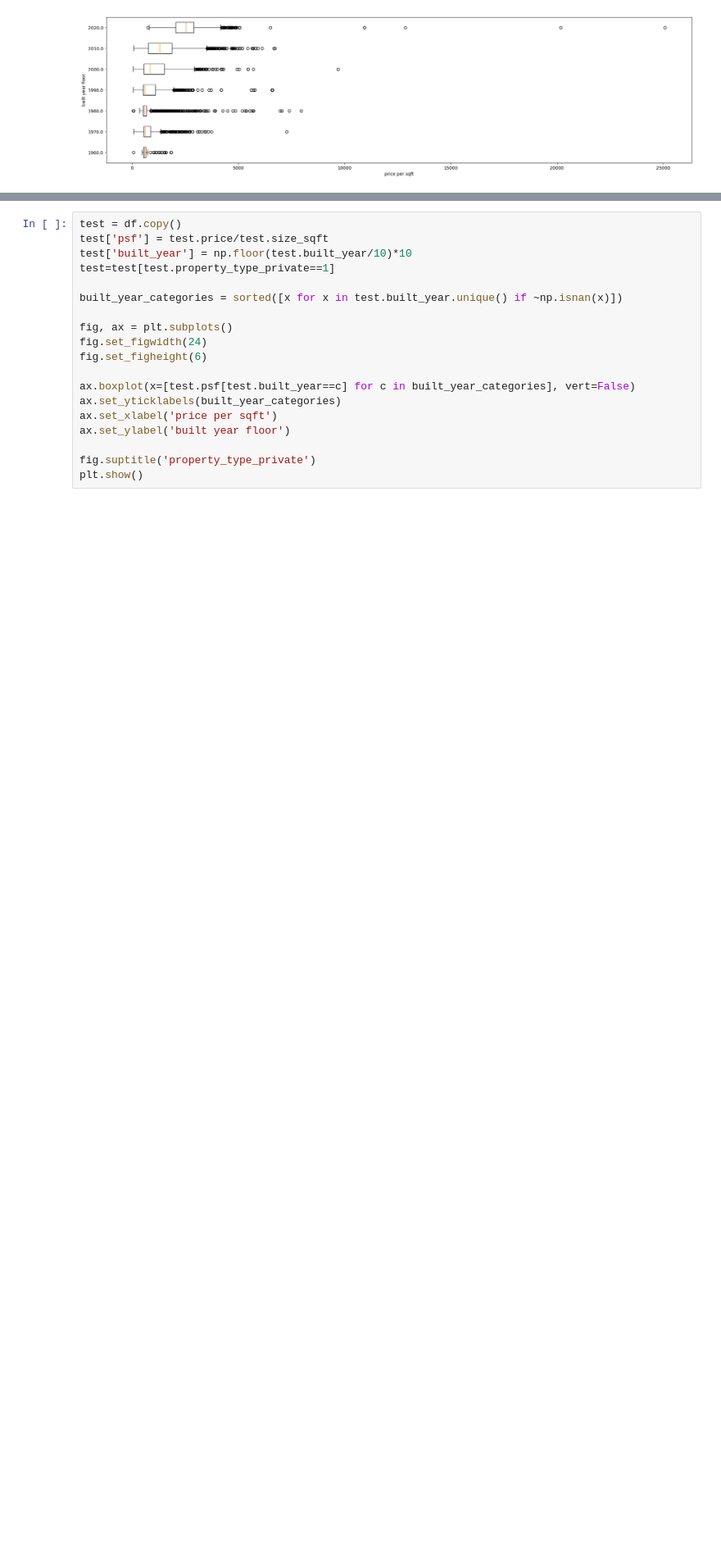
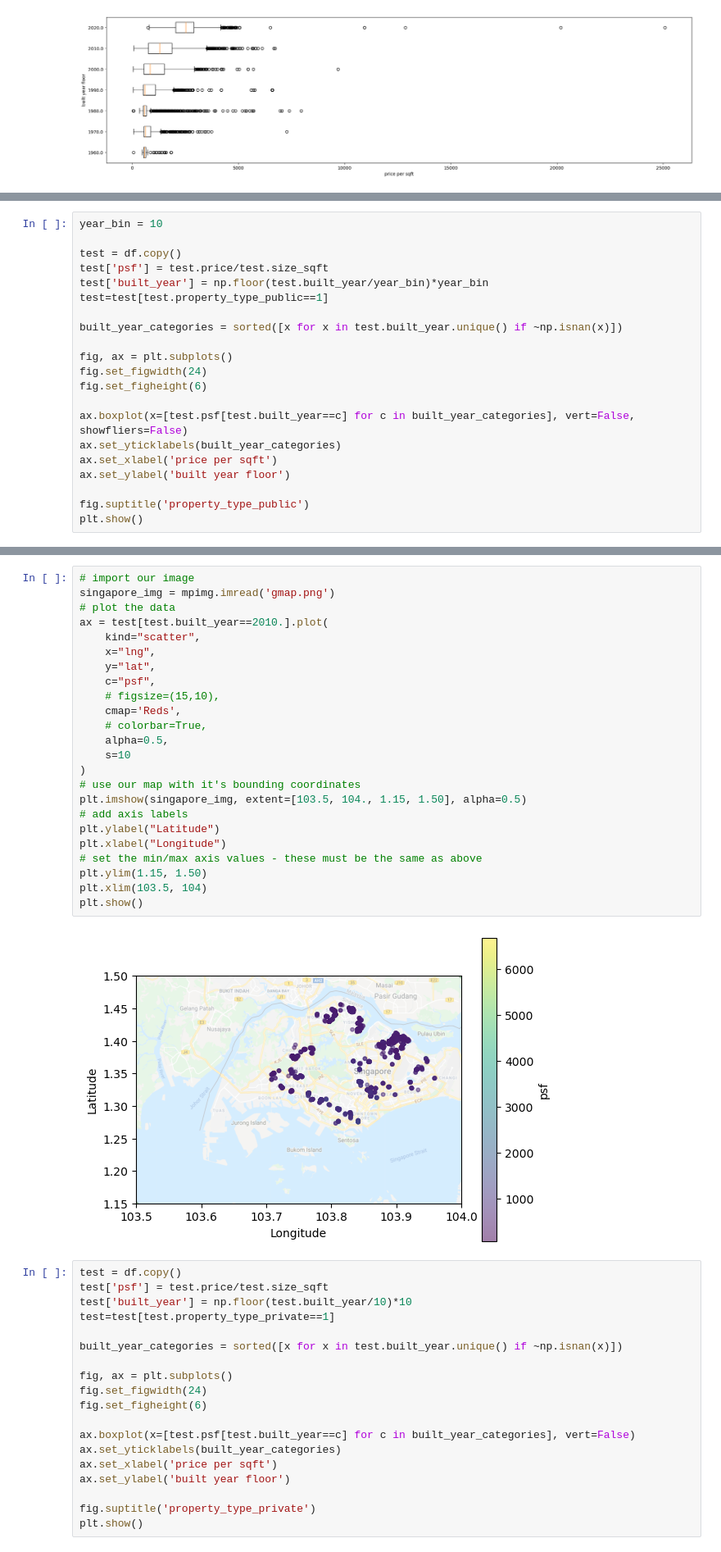
Before and after one commit to coby9241/cs5228-project, a Jupyter notebook: explorations/task3_rachel_psf.ipynb, the cells around one changed output, grey strips where cells are left out. Shown at 82% size. Drawn from its saved outputs; the diff is of its cells as text; blank space fills up the shorter version.

```diff
--- a/task3/task3_rachel_psf.ipynb
+++ b/explorations/task3_rachel_psf.ipynb
@@ -97,3 +99,24 @@ fig.suptitle('property_type_public')
 plt.show()
 # %% [output]
 [figure]
+# %%
+year_bin = 10
+
+test = df.copy()
+test['psf'] = test.price/test.size_sqft
+test['built_year'] = np.floor(test.built_year/year_bin)*year_bin
+test=test[test.property_type_public==1]
+
+built_year_categories = sorted([x for x in test.built_year.unique() if ~np.isnan(x)])
+
+fig, ax = plt.subplots()
+fig.set_figwidth(24)
+fig.set_figheight(6)
+
+ax.boxplot(x=[test.psf[test.built_year==c] for c in built_year_categories], vert=False, showfliers=False)
+ax.set_yticklabels(built_year_categories)
+ax.set_xlabel('price per sqft')
+ax.set_ylabel('built year floor')
+
+fig.suptitle('property_type_public')
+plt.show()
@@ -100,3 +146,29 @@ plt.show()
+# %%
+# import our image
+singapore_img = mpimg.imread('gmap.png')
+# plot the data
+ax = test[test.built_year==2010.].plot(
+    kind="scatter",
+    x="lng",
+    y="lat",
+    c="psf",
+    # figsize=(15,10),
+    cmap='Reds',
+    # colorbar=True,
+    alpha=0.5,
+    s=10
+)
+# use our map with it's bounding coordinates
+plt.imshow(singapore_img, extent=[103.5, 104., 1.15, 1.50], alpha=0.5)
+# add axis labels
+plt.ylabel("Latitude")
+plt.xlabel("Longitude")
+# set the min/max axis values - these must be the same as above
+plt.ylim(1.15, 1.50)
+plt.xlim(103.5, 104)
+plt.show()
+# %% [output]
+[figure, added]
 # %%
 test = df.copy()
 test['psf'] = test.price/test.size_sqft
```
Also changed, not shown: parts of 4 cells of this notebook, 4 other files.
